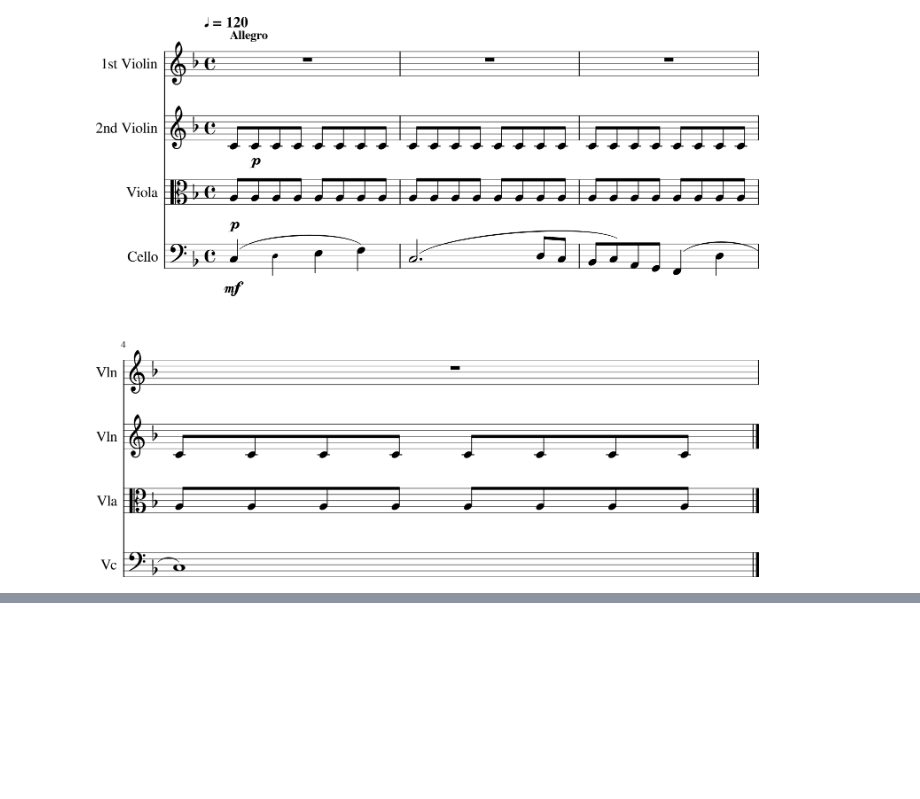
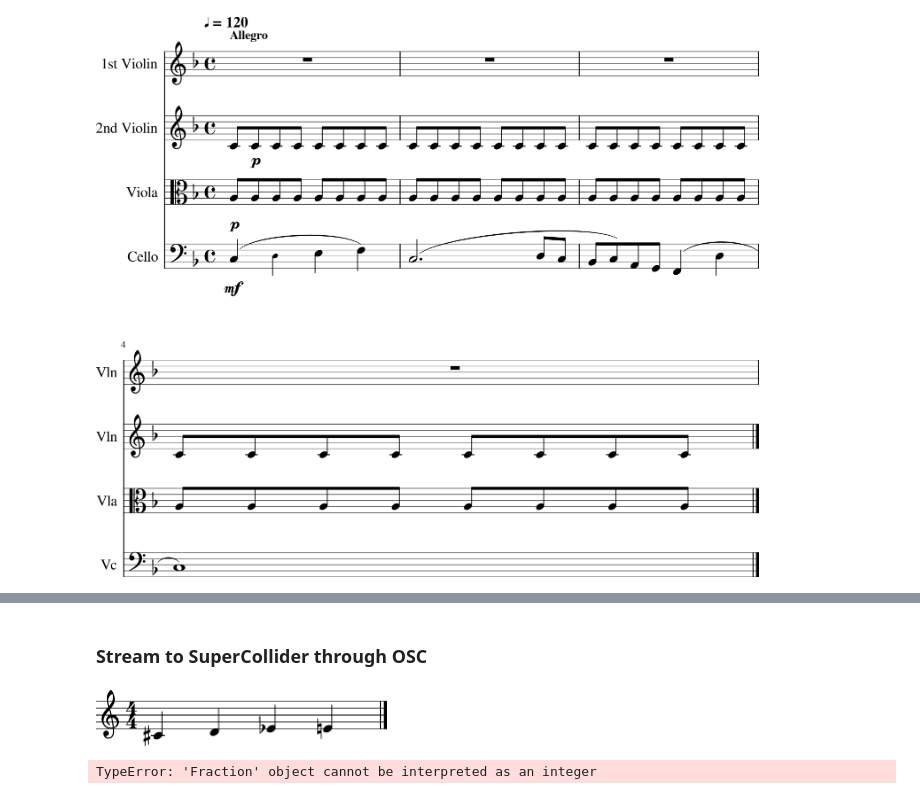
Before and after one commit to utkusarioglu/signals-workshop, a Jupyter notebook: src/music21.ipynb, the cells around one changed output, grey strips where cells are left out. Drawn from its saved outputs; the diff is of its cells as text; code cells hidden in the pictures; blank space fills up the shorter version.

```diff
--- a/src/music21.ipynb
+++ b/src/music21.ipynb
@@ -256,0 +363,19 @@ head.show()
+# %% [markdown]
+### Stream to SuperCollider through OSC
+# %%
+t = serial.ToneRow([1, 2, 3, 4])
+t.show()
+client = SimpleUDPClient("192.168.1.151", 57121)
+DECAY = 1 / 4
+VOLUME = 90
+first_tempo = (
+    s.recurse().getElementsByClass(tempo.MetronomeMark).first().number
+)
+for n in s.recurse():
+    if isinstance(n, note.Note):
+        pitch = n.pitch.midi
+        client.send_message("/piano", [0, pitch, VOLUME, DECAY])
+        time.sleep(n.duration.quarterLength / first_tempo * 60)
+# %% [output]
+[figure, added]
+TypeError: 'Fraction' object cannot be interpreted as an integer
```
Also changed, not shown: parts of 3 cells of this notebook, 7 other files.
